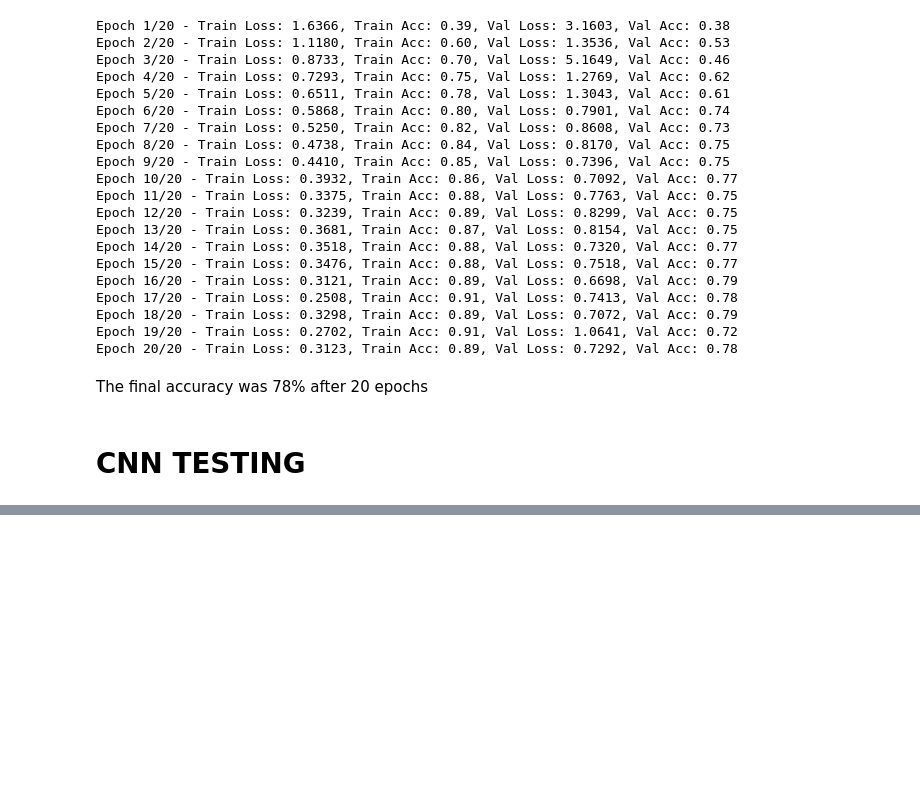
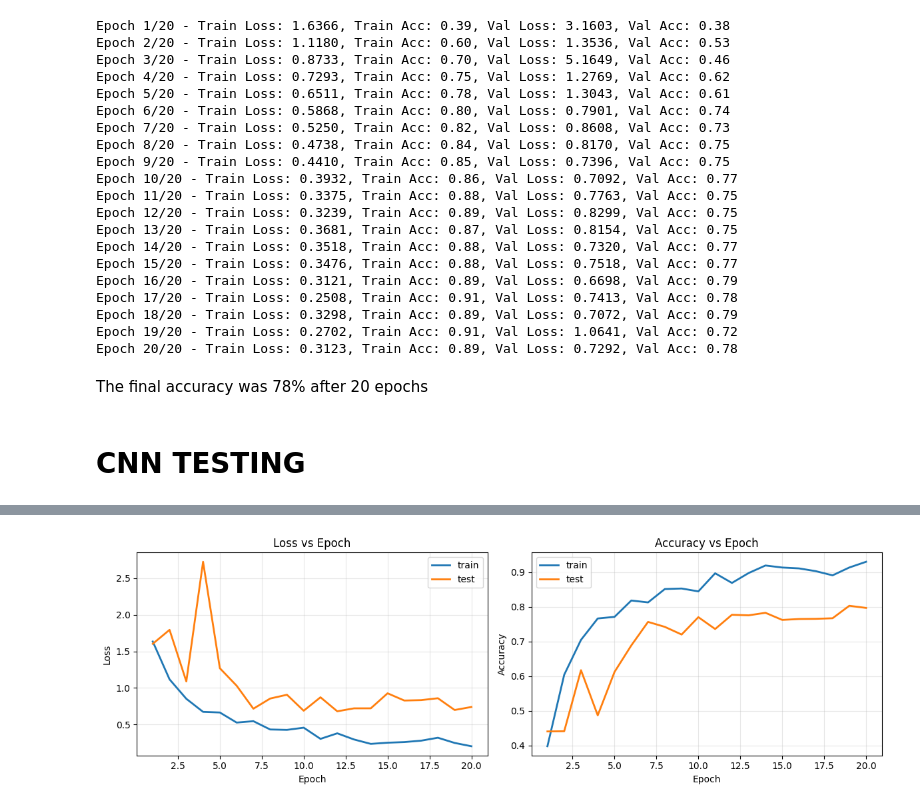
Before and after one commit to ConnorIrvine/Gesture-Recognition, a Jupyter notebook: dataset_cleaning/run_cnn_classifier.ipynb, the cells around one changed output, grey strips where cells are left out. Drawn from its saved outputs; the diff is of its cells as text; code cells hidden in the pictures; blank space fills up the shorter version.

```diff
--- a/dataset_cleaning/run_cnn_classifier.ipynb
+++ b/dataset_cleaning/run_cnn_classifier.ipynb
@@ -635,0 +695,20 @@ plt.show()
+# %%
+# Best architecture from sweep: 3 blocks, 3 layers per block
+BEST_NUM_BLOCKS = 3
+BEST_LAYERS_PER_BLOCK = 3
+BEST_BASE_CHANNELS = 32
+
+# (optional) keep dropout consistent across runs
+BEST_DROPOUT_RATES = [0.20, 0.30, 0.40]  # length must be >= BEST_NUM_BLOCKS
+
+# This assumes you already defined the parameterized `make_deep_emg_cnn_model(...)`
+# and that `num_classes` + `device` already exist in your notebook.
+model = make_deep_emg_cnn_model(
+    num_classes=num_classes,
+    num_blocks=BEST_NUM_BLOCKS,
+    layers_per_block=BEST_LAYERS_PER_BLOCK,
+    base_channels=BEST_BASE_CHANNELS,
+    dropout_rates=BEST_DROPOUT_RATES,
+).to(device)
+
+print(model)
@@ -635,0 +788,62 @@ plt.show()
+# %%
+# ---- Plot training curves + classification report + confusion matrix (test set) ----
+import numpy as np
+import matplotlib.pyplot as plt
+from sklearn.metrics import classification_report, ConfusionMatrixDisplay, accuracy_score
+
+# 1) Plot training history (loss + accuracy)
+epochs = np.arange(1, len(history["train_loss"]) + 1)
+
+fig, axes = plt.subplots(1, 2, figsize=(12, 4))
+
+# Loss
+axes[0].plot(epochs, history["train_loss"], label="train", linewidth=2)
+if "val_loss" in history and len(history["val_loss"]) == len(epochs):
+    axes[0].plot(epochs, history["val_loss"], label="test", linewidth=2)
+axes[0].set_title("Loss vs Epoch")
+axes[0].set_xlabel("Epoch")
+axes[0].set_ylabel("Loss")
+axes[0].grid(True, alpha=0.3)
+axes[0].legend()
+
+# Accuracy
+axes[1].plot(epochs, history["train_acc"], label="train", linewidth=2)
+if "val_acc" in history and len(history["val_acc"]) == len(epochs):
+    axes[1].plot(epochs, history["val_acc"], label="test", linewidth=2)
+axes[1].set_title("Accuracy vs Epoch")
+axes[1].set_xlabel("Epoch")
+axes[1].set_ylabel("Accuracy")
+axes[1].grid(True, alpha=0.3)
+axes[1].legend()
+
+plt.tight_layout()
+plt.show()
+
+# 2) Evaluate on test set using your existing function
+test_loss, test_acc, y_true, y_pred = evaluate(model, criterion, test_loader)
+print(f"Test loss: {test_loss:.4f}")
+print(f"Test accuracy: {test_acc:.4f}")
+
+# 3) Classification report + confusion matrix
+print("\nClassification report:")
+print(classification_report(y_true, y_pred, target_names=le.classes_, digits=4))
+
+disp = ConfusionMatrixDisplay.from_predictions(
+    y_true,
+    y_pred,
+    display_labels=le.classes_,
+    cmap="Blues",
+    normalize=None,
+    values_format="d",
+    colorbar=True,
+)
+
+ax = disp.ax_
+plt.setp(ax.get_xticklabels(), rotation=90, ha="center", va="top")
+plt.title("Confusion Matrix (Test Set)")
+plt.xlabel("Predicted label")
+plt.ylabel("True label")
+plt.tight_layout()
+plt.show()
+# %% [output]
+[figure, added]
```
Also changed, not shown: parts of 6 cells of this notebook, 2 other files.
